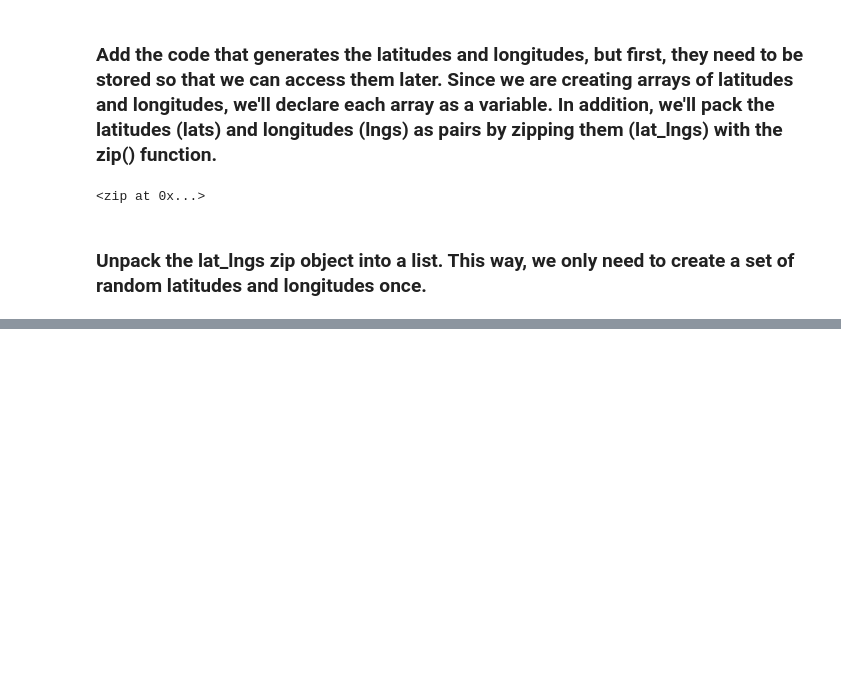
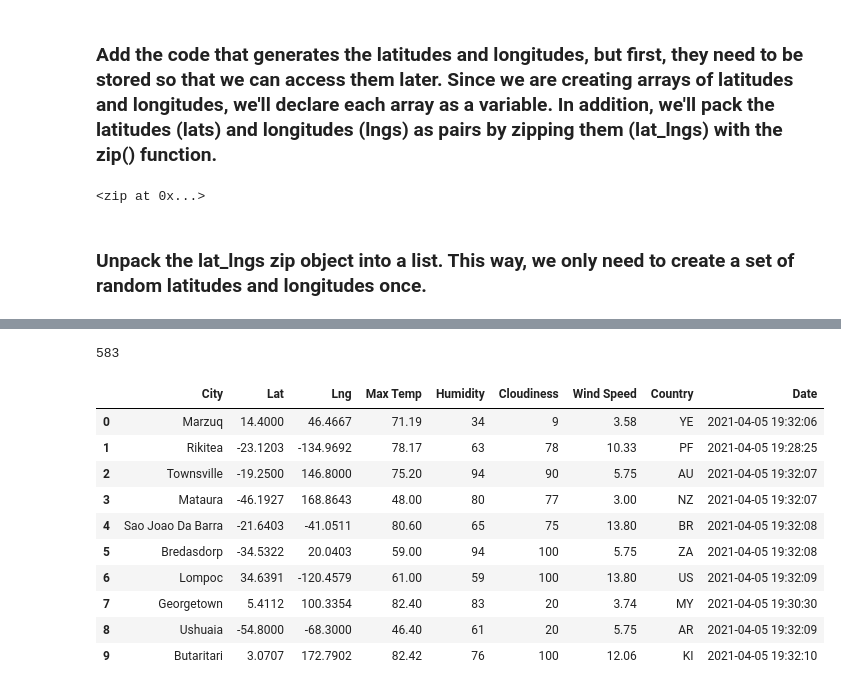
Before and after one commit to frostbrosracing/World_Weather_Analysis, a Jupyter notebook: WeatherPy.ipynb, the cells around one changed output, grey strips where cells are left out. Drawn from its saved outputs; the diff is of its cells as text; code cells hidden in the pictures; blank space fills up the shorter version.

```diff
--- a/WeatherPy.ipynb
+++ b/WeatherPy.ipynb
@@ -37,0 +50,4 @@ len(cities)
+# %%
+# Starting URL for Weather Map API Call.
+url = "http://api.openweathermap.org/data/2.5/weather?units=Imperial&APPID=" + weather_api_key
+print(url)
@@ -37,0 +133,20 @@ len(cities)
+# %%
+len(city_data)
+# %% [output]
+583
+# %%
+# Convert the array of dictionaries to a Pandas DataFrame.
+city_data_df = pd.DataFrame(city_data)
+city_data_df.head(10)
+# %% [output]
+|  | City | Lat | Lng | Max Temp | Humidity | Cloudiness | Wind Speed | Country | Date |
+| 0 | Marzuq | 14.4000 | 46.4667 | 71.19 | 34 | 9 | 3.58 | YE | 2021-04-05 19:32:06 |
+| 1 | Rikitea | -23.1203 | -134.9692 | 78.17 | 63 | 78 | 10.33 | PF | 2021-04-05 19:28:25 |
+| 2 | Townsville | -19.2500 | 146.8000 | 75.20 | 94 | 90 | 5.75 | AU | 2021-04-05 19:32:07 |
+| 3 | Mataura | -46.1927 | 168.8643 | 48.00 | 80 | 77 | 3.00 | NZ | 2021-04-05 19:32:07 |
+| 4 | Sao Joao Da Barra | -21.6403 | -41.0511 | 80.60 | 65 | 75 | 13.80 | BR | 2021-04-05 19:32:08 |
+| 5 | Bredasdorp | -34.5322 | 20.0403 | 59.00 | 94 | 100 | 5.75 | ZA | 2021-04-05 19:32:08 |
+| 6 | Lompoc | 34.6391 | -120.4579 | 61.00 | 59 | 100 | 13.80 | US | 2021-04-05 19:32:09 |
+| 7 | Georgetown | 5.4112 | 100.3354 | 82.40 | 83 | 20 | 3.74 | MY | 2021-04-05 19:30:30 |
+| 8 | Ushuaia | -54.8000 | -68.3000 | 46.40 | 61 | 20 | 5.75 | AR | 2021-04-05 19:32:09 |
+| 9 | Butaritari | 3.0707 | 172.7902 | 82.42 | 76 | 100 | 12.06 | KI | 2021-04-05 19:32:10 |
```
Also changed, not shown: parts of 9 cells of this notebook, 3 other files.
